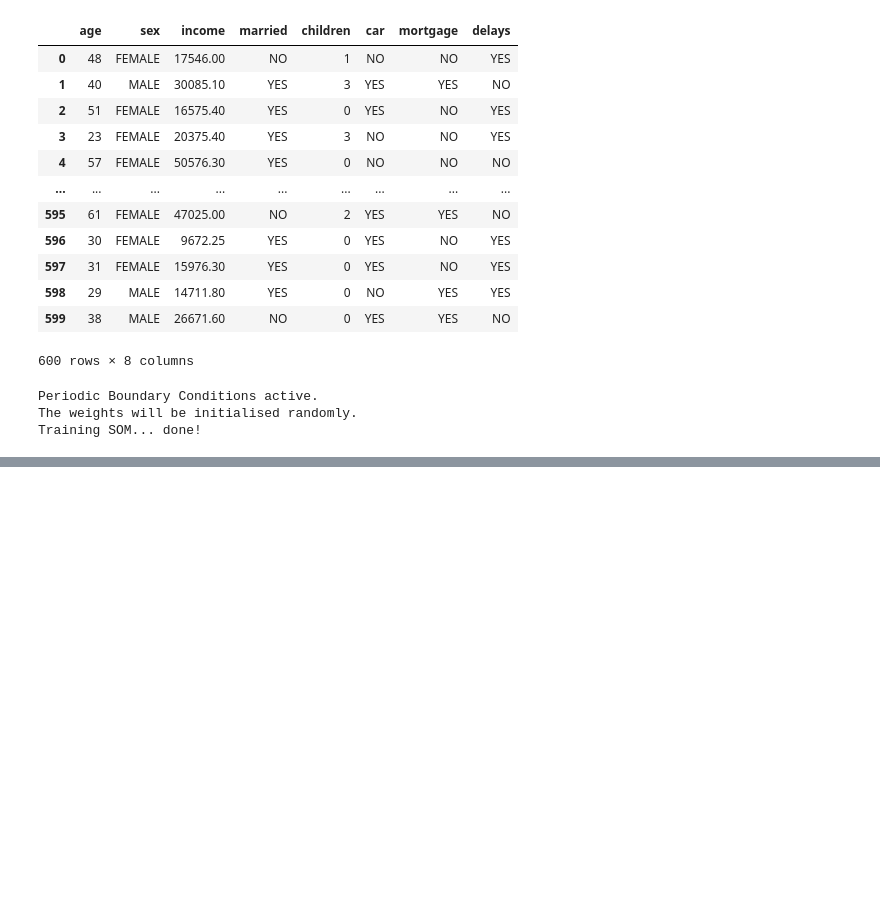
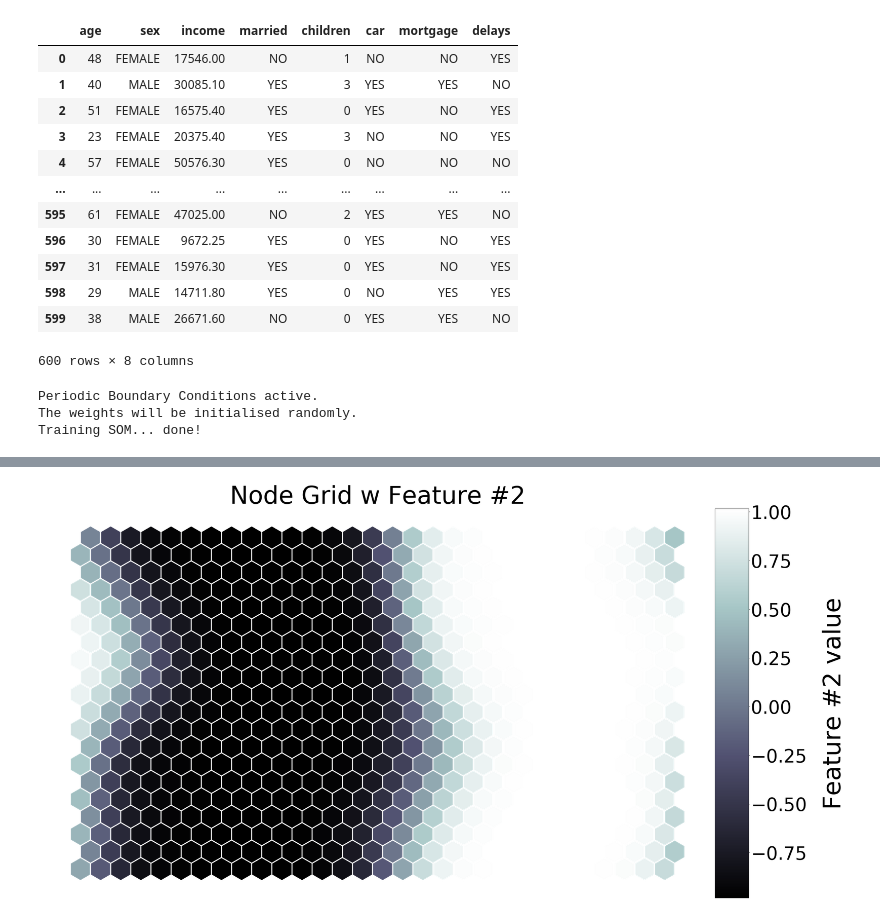
Before and after one commit to katerynakononova/ML, a Jupyter notebook: Python/11 SOM.ipynb, the cells around one changed output, grey strips where cells are left out. Saved outputs shown, nothing was run; the diff lists cells and outputs as text; code cells hidden in the pictures; blank space fills up the shorter version.

```diff
--- a/Python/11 SOM.ipynb
+++ b/Python/11 SOM.ipynb
@@ -61,3 +65,7 @@ net.nodes_graph(colnum=1)
+# %%
+net.nodes_graph(colnum=2)
+# %% [output]
+[figure, added]
 # %%
 net.diff_graph()
 # %% [output]
```
Also changed, not shown: parts of 7 cells of this notebook.
